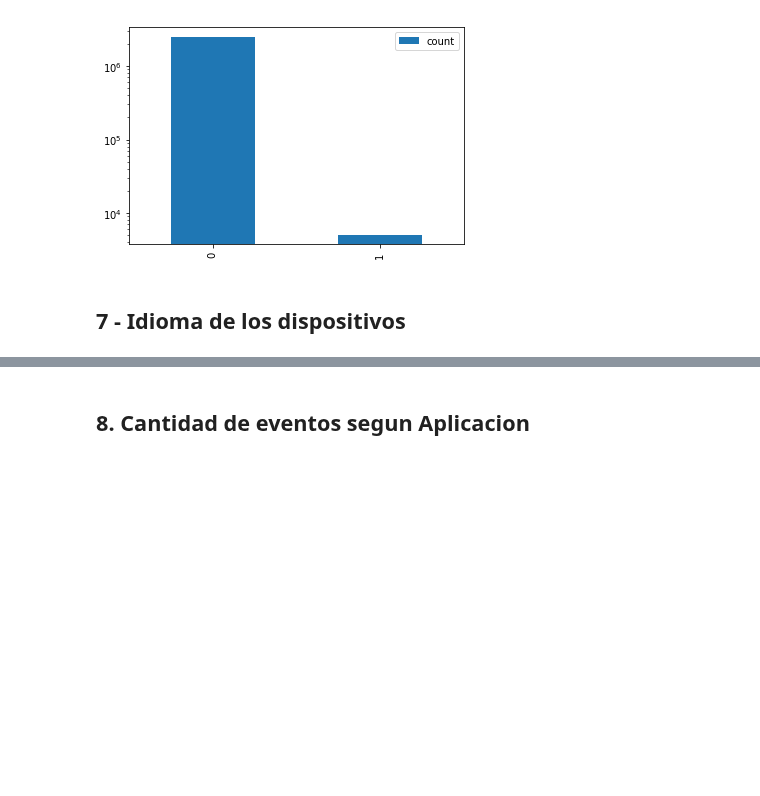
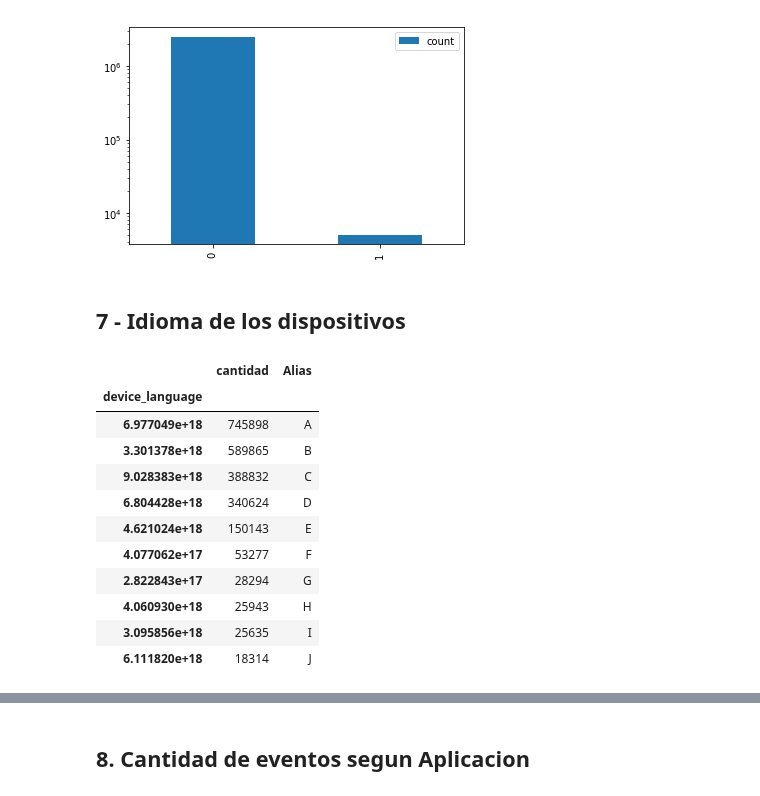
Before and after one commit to sberoch/Datos, a Jupyter notebook: events.ipynb, the cells around one changed output, grey strips where cells are left out. Drawn from its saved outputs; the diff is of its cells as text; code cells hidden in the pictures; blank space fills up the shorter version.

```diff
--- a/events.ipynb
+++ b/events.ipynb
@@ -218,4 +218,24 @@ grph6.set_yscale('log')
 [figure]
 # %% [markdown]
 ## 7 - Idioma de los dispositivos
+# %%
+graph6 = events.groupby('device_language').agg({'device_language':'count'})
+graph6.columns = ['cantidad']
+graph6 = graph6.sort_values(by='cantidad',ascending = False)
+graph6 = graph6.head(10)
+graph6['Alias'] = ['A','B','C','D','E','F','G','H','I','J']
+graph6
+# %% [output]
+|  | cantidad | Alias |
+| device_language |  |  |
+| 6.977049e+18 | 745898 | A |
+| 3.301378e+18 | 589865 | B |
+| 9.028383e+18 | 388832 | C |
+| 6.804428e+18 | 340624 | D |
+| 4.621024e+18 | 150143 | E |
+| 4.077062e+17 | 53277 | F |
+| 2.822843e+17 | 28294 | G |
+| 4.060930e+18 | 25943 | H |
+| 3.095856e+18 | 25635 | I |
+| 6.111820e+18 | 18314 | J |
 # %%
```
Also changed, not shown: parts of 1 cell of this notebook.
